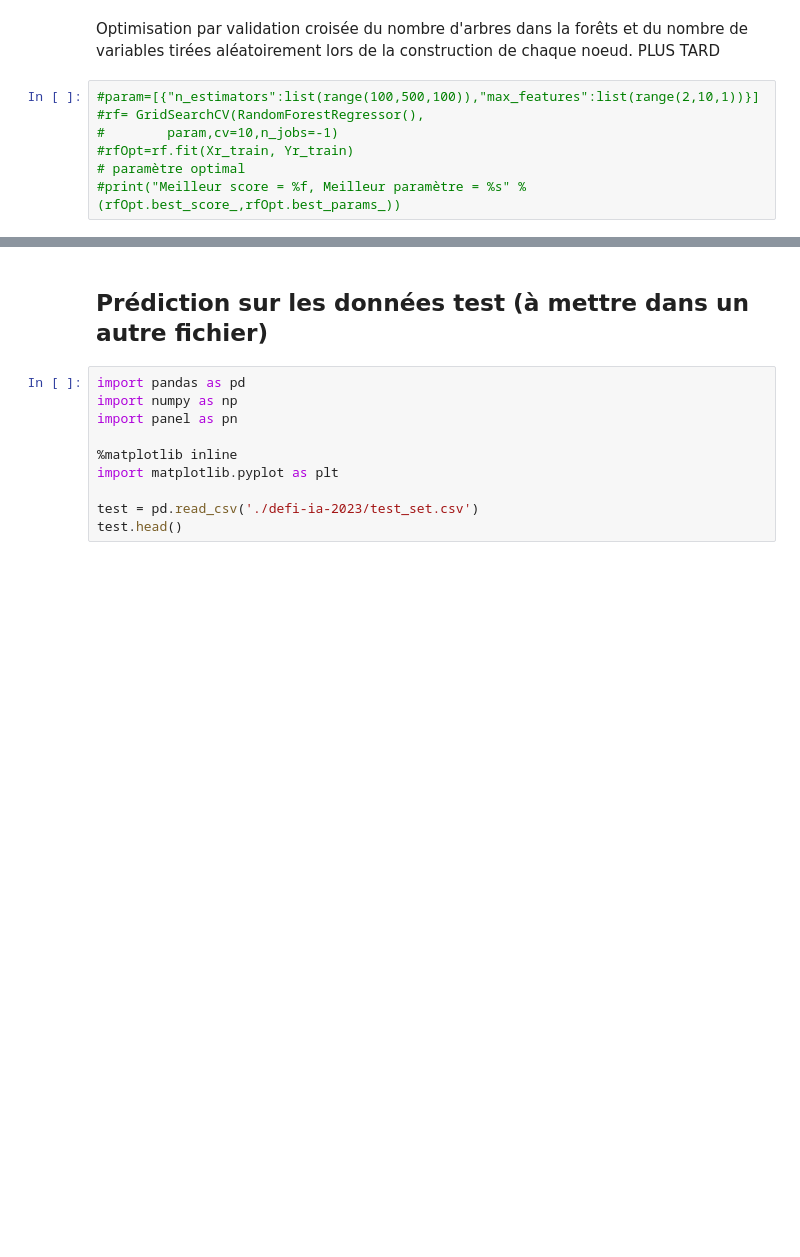
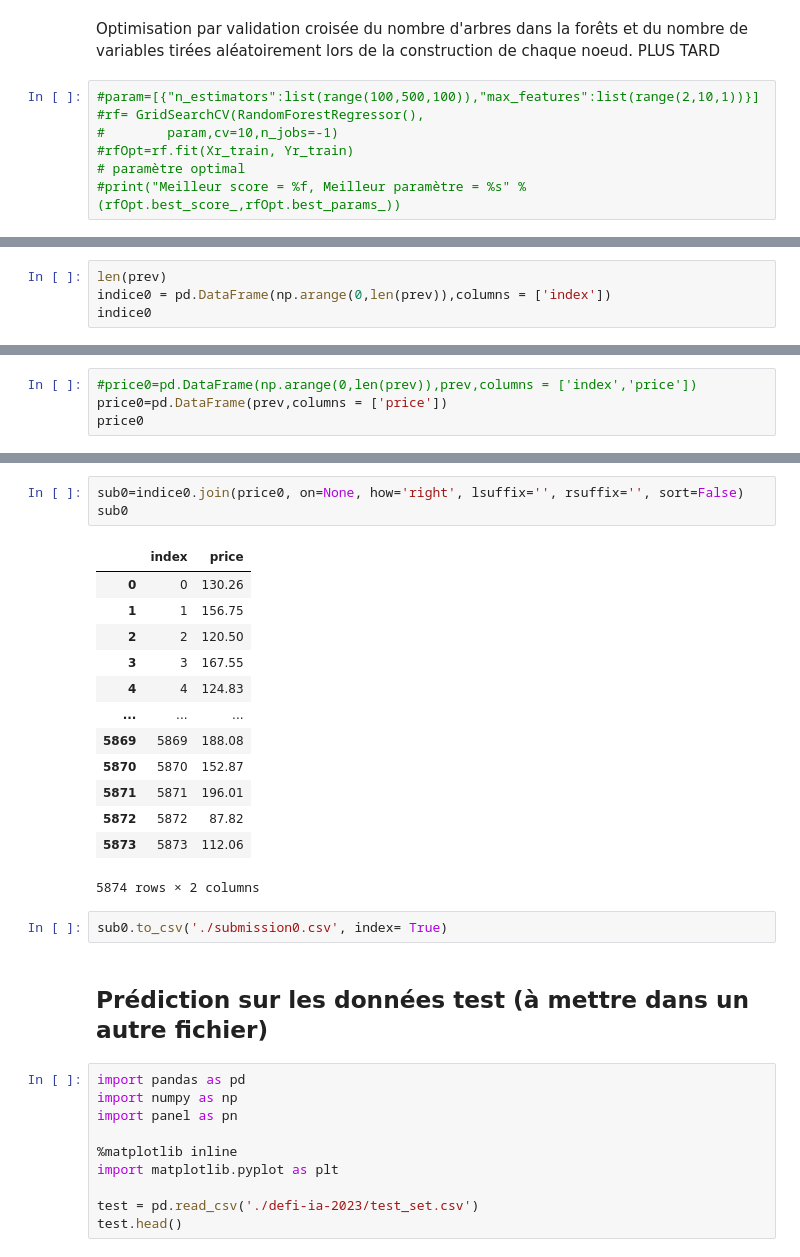
Before and after one commit to TryoenJ/Defi-IA, a Jupyter notebook: model.ipynb, the cells around one changed output, grey strips where cells are left out. Saved outputs shown, nothing was run; the diff lists cells and outputs as text; blank space fills up the shorter version.

```diff
--- a/model.ipynb
+++ b/model.ipynb
@@ -351,0 +356,4 @@ Optimisation par validation croisée du nombre d'arbres dans la forêts et du no
+# %%
+len(prev)
+indice0 = pd.DataFrame(np.arange(0,len(prev)),columns = ['index'])
+indice0
@@ -351,0 +374,4 @@ Optimisation par validation croisée du nombre d'arbres dans la forêts et du no
+# %%
+#price0=pd.DataFrame(np.arange(0,len(prev)),prev,columns = ['index','price'])
+price0=pd.DataFrame(prev,columns = ['price'])
+price0
@@ -352,3 +392,22 @@ Optimisation par validation croisée du nombre d'arbres dans la forêts et du no
+# %%
+sub0=indice0.join(price0, on=None, how='right', lsuffix='', rsuffix='', sort=False)
+sub0
+# %% [output]
+|  | index | price |
+| 0 | 0 | 130.26 |
+| 1 | 1 | 156.75 |
+| 2 | 2 | 120.50 |
+| 3 | 3 | 167.55 |
+| 4 | 4 | 124.83 |
+| ... | ... | ... |
+| 5869 | 5869 | 188.08 |
+| 5870 | 5870 | 152.87 |
+| 5871 | 5871 | 196.01 |
+| 5872 | 5872 | 87.82 |
+| 5873 | 5873 | 112.06 |
+5874 rows × 2 columns
+# %%
+sub0.to_csv('./submission0.csv', index= True)
 # %% [markdown]
 ## Prédiction sur les données test (à mettre dans un autre fichier)
 # %%
```
Also changed, not shown: parts of 35 cells of this notebook, 1 other file.
